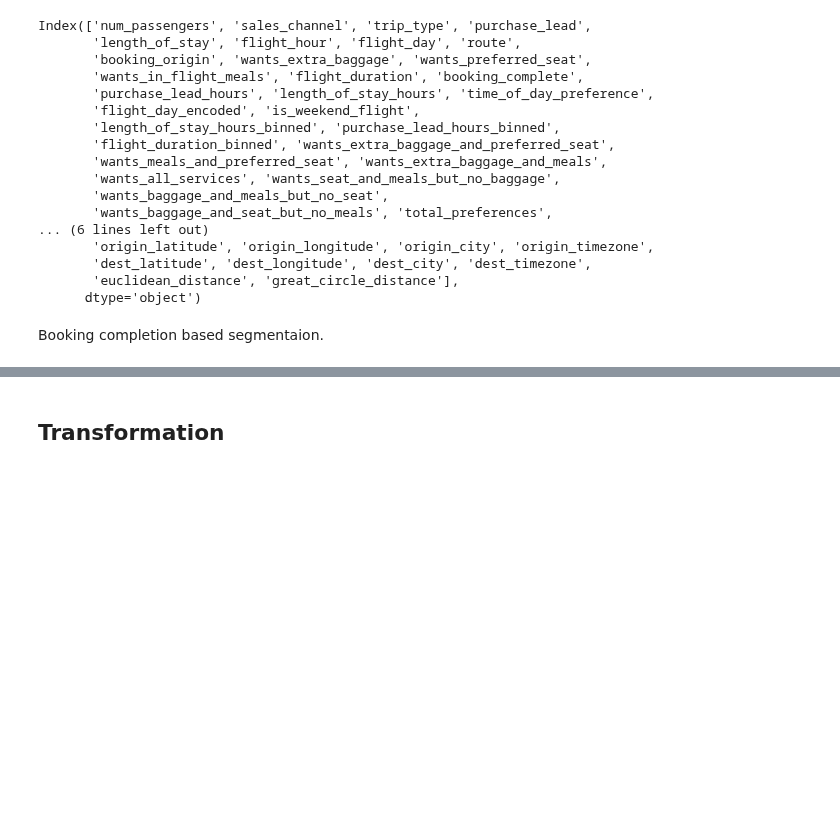
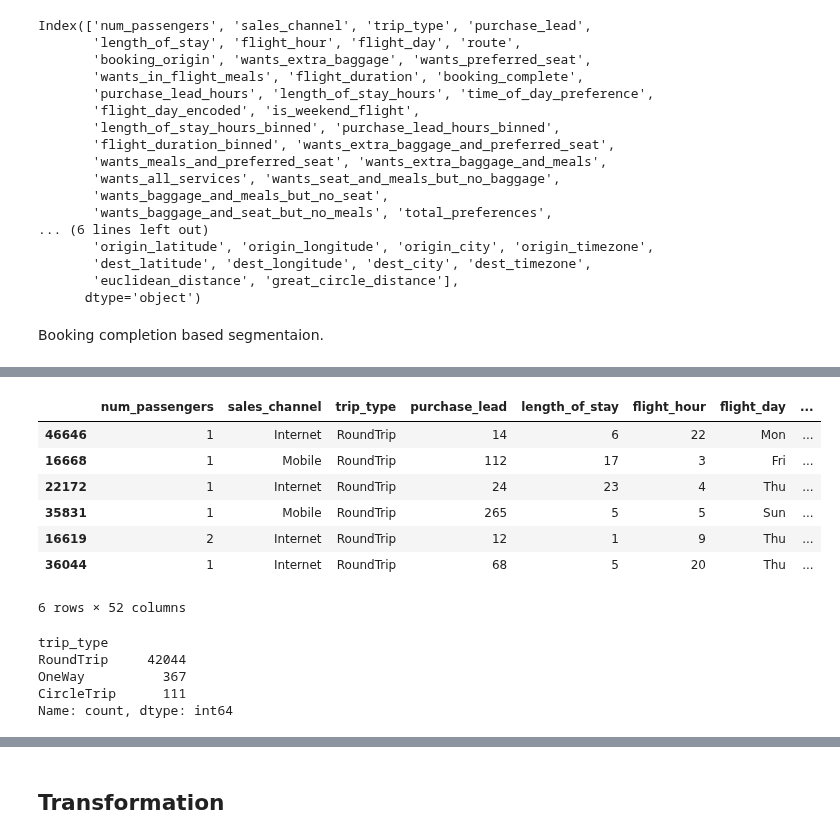
Before and after one commit to Perception-ui/fly_, a Jupyter notebook: notebook.ipynb, the cells around one changed output, grey strips where cells are left out. Saved outputs shown, nothing was run; the diff lists cells and outputs as text; code cells hidden in the pictures; blank space fills up the shorter version.

```diff
--- a/notebook.ipynb
+++ b/notebook.ipynb
@@ -645,3 +673,26 @@ Booking completion based segmentaion.
+# %%
+incomplete_bookings_subset = df[df['booking_complete'] != True]
+incomplete_bookings_subset.sample(6)
+# %% [output]
+|  | num_passengers | sales_channel | trip_type | purchase_lead | length_of_stay | flight_hour | flight_day | ... |
+| 46646 | 1 | Internet | RoundTrip | 14 | 6 | 22 | Mon | ... |
+| 16668 | 1 | Mobile | RoundTrip | 112 | 17 | 3 | Fri | ... |
+| 22172 | 1 | Internet | RoundTrip | 24 | 23 | 4 | Thu | ... |
+| 35831 | 1 | Mobile | RoundTrip | 265 | 5 | 5 | Sun | ... |
+| 16619 | 2 | Internet | RoundTrip | 12 | 1 | 9 | Thu | ... |
+| 36044 | 1 | Internet | RoundTrip | 68 | 5 | 20 | Thu | ... |
+6 rows × 52 columns
+# %%
+trip_type_counts = incomplete_bookings_subset['trip_type'].value_counts()
+
+# Now trip_type_counts contains the counts of unique elements in the "trip_type" column
+print(trip_type_counts)
+# %% [output]
+trip_type
+RoundTrip     42044
+OneWay          367
+CircleTrip      111
+Name: count, dtype: int64
 # %%
 df['origin_timezone'].sample(5)
 # %% [output]
```
Also changed, not shown: parts of 14 cells of this notebook.
